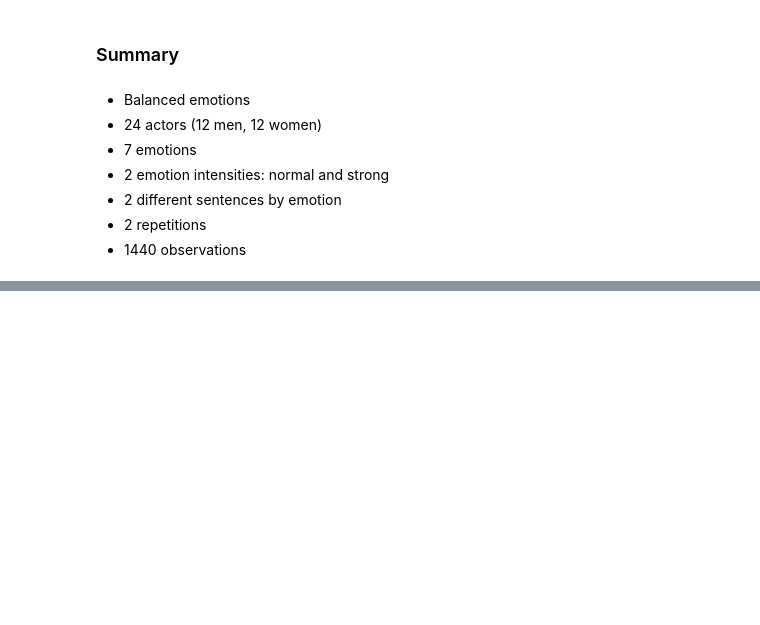
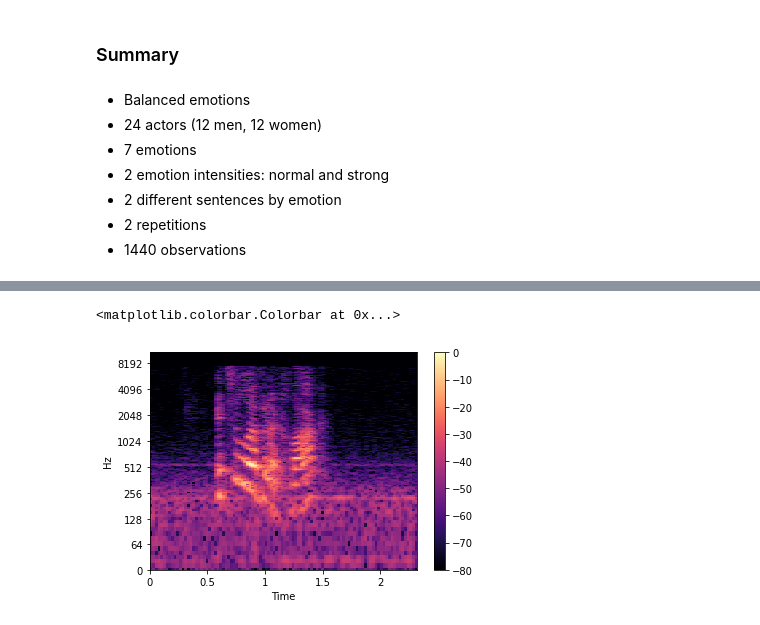
Before and after one commit to caronarthur/ai-motion, a Jupyter notebook: notebooks/mateo_data_exploration.ipynb, the cells around one changed output, grey strips where cells are left out. Saved outputs shown, nothing was run; the diff lists cells and outputs as text; code cells hidden in the pictures; blank space fills up the shorter version.

```diff
--- a/notebooks/mateo_data_exploration.ipynb
+++ b/notebooks/mateo_data_exploration.ipynb
@@ -308,0 +332,11 @@ ipd.Audio(sound_4)
+# %%
+sound_4= crema_df.iloc[4,2]
+data_4, sampling_rate_4= librosa.load(sound_4)
+fourier= librosa.stft(data_4)
+DB = librosa.amplitude_to_db(abs(fourier), ref=np.max)
+
+librosa.display.specshow(DB, sr=sampling_rate_4, x_axis="time", y_axis="log")
+plt.colorbar()
+# %% [output]
+<matplotlib.colorbar.Colorbar at 0x...>
+[figure, added]
```
Also changed, not shown: parts of 65 cells of this notebook.
